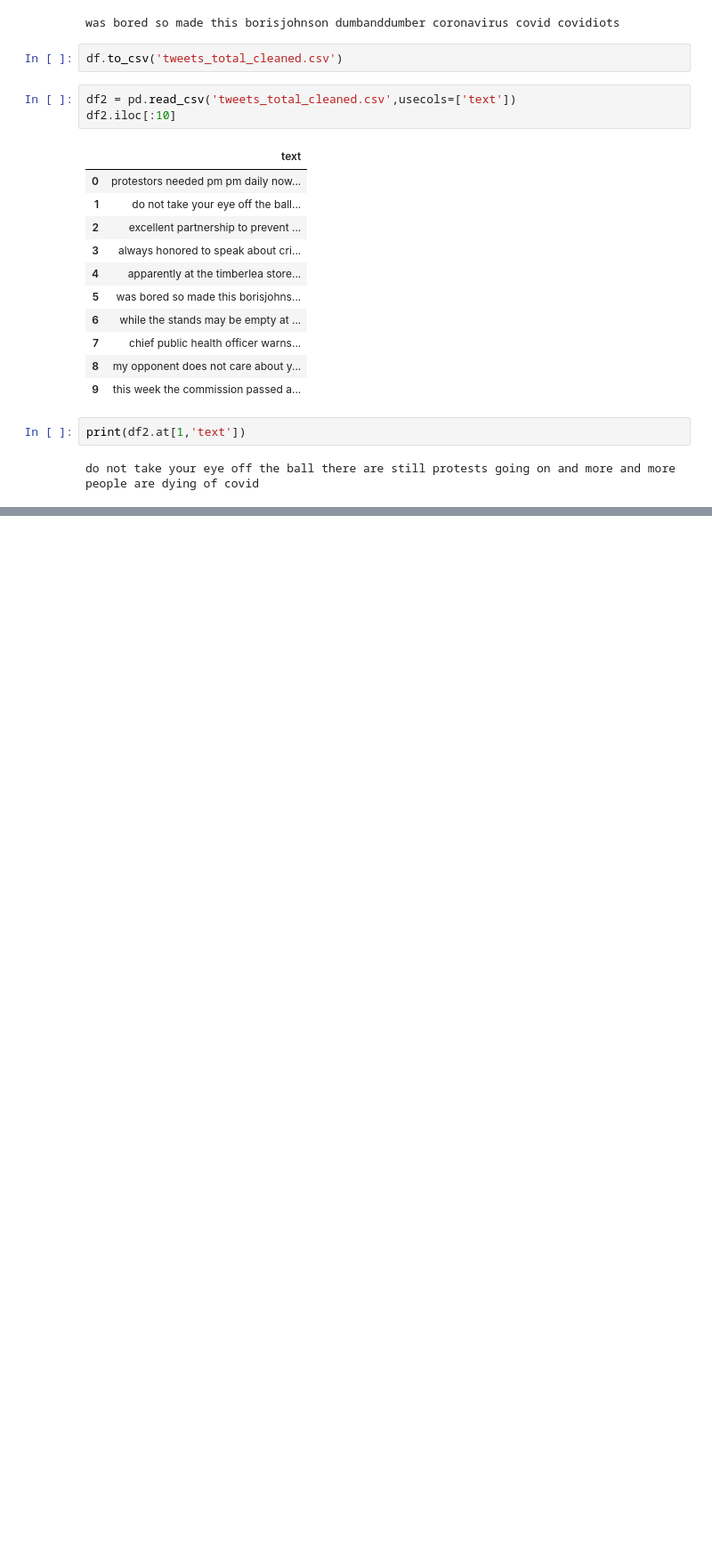
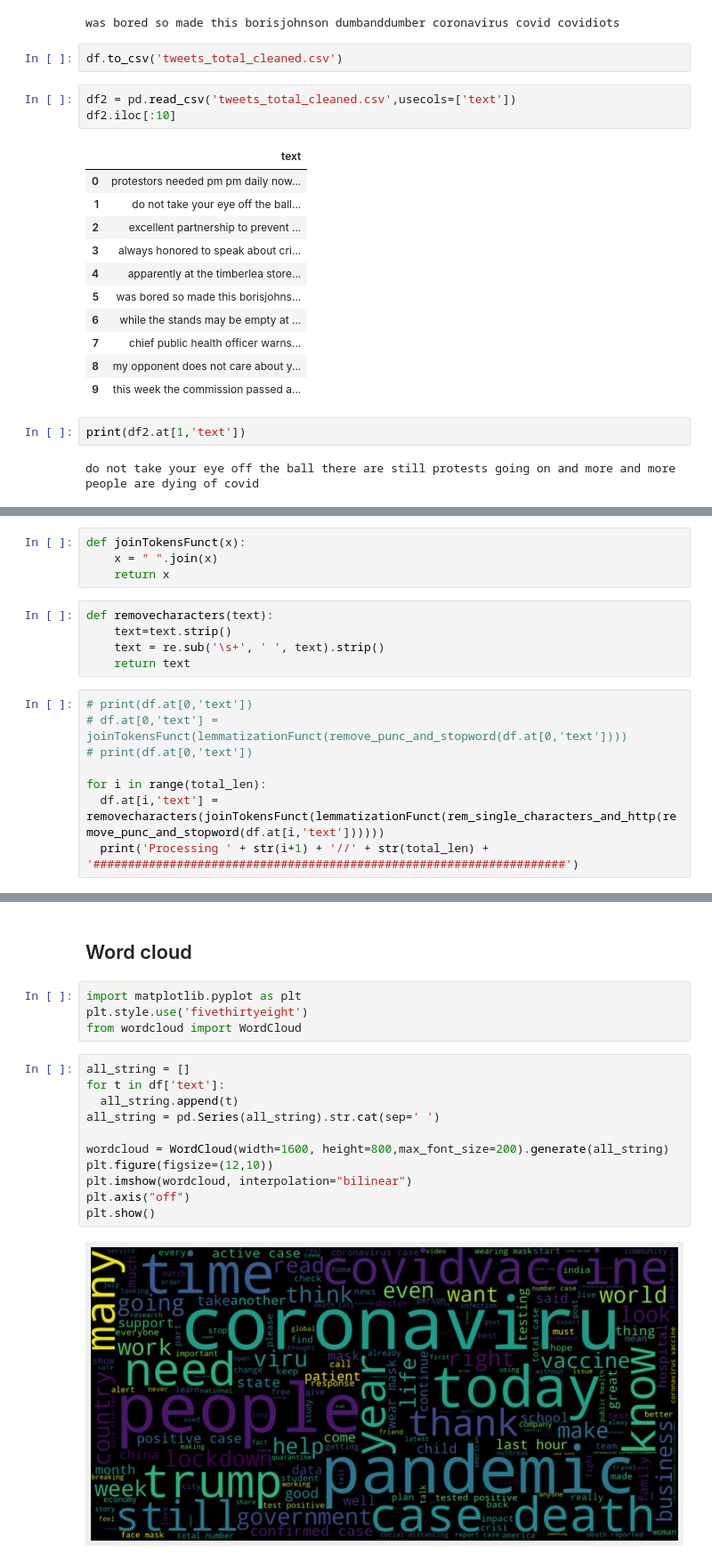
Before and after one commit to super3one/6000I-Sentiment-Analysis-on-Covid19-Tweets, a Jupyter notebook: Data_Cleasing.ipynb, the cells around one changed output, grey strips where cells are left out. Shown at 89% size. Cells and saved outputs as stored; diff of their text form; blank space fills up the shorter version.

```diff
--- a/Data_Cleasing.ipynb
+++ b/Data_Cleasing.ipynb
@@ -73,0 +167,17 @@ do not take your eye off the ball there are still protests going on and more and
+# %%
+def joinTokensFunct(x):
+    x = " ".join(x)
+    return x
+# %%
+def removecharacters(text):
+    text=text.strip()
+    text = re.sub('\s+', ' ', text).strip()
+    return text
+# %%
+# print(df.at[0,'text'])
+# df.at[0,'text'] = joinTokensFunct(lemmatizationFunct(remove_punc_and_stopword(df.at[0,'text'])))
+# print(df.at[0,'text'])
+
+for i in range(total_len):
+  df.at[i,'text'] = removecharacters(joinTokensFunct(lemmatizationFunct(rem_single_characters_and_http(remove_punc_and_stopword(df.at[i,'text'])))))
+  print('Processing ' + str(i+1) + '//' + str(total_len) + '####################################################################')
@@ -73,0 +202,19 @@ do not take your eye off the ball there are still protests going on and more and
+# %% [markdown]
+## Word cloud
+# %%
+import matplotlib.pyplot as plt
+plt.style.use('fivethirtyeight')
+from wordcloud import WordCloud
+# %%
+all_string = []
+for t in df['text']:
+  all_string.append(t)
+all_string = pd.Series(all_string).str.cat(sep=' ')
+
+wordcloud = WordCloud(width=1600, height=800,max_font_size=200).generate(all_string)
+plt.figure(figsize=(12,10))
+plt.imshow(wordcloud, interpolation="bilinear")
+plt.axis("off")
+plt.show()
+# %% [output]
+[figure, added]
```
Also changed, not shown: parts of 25 cells of this notebook, 1 other file.
